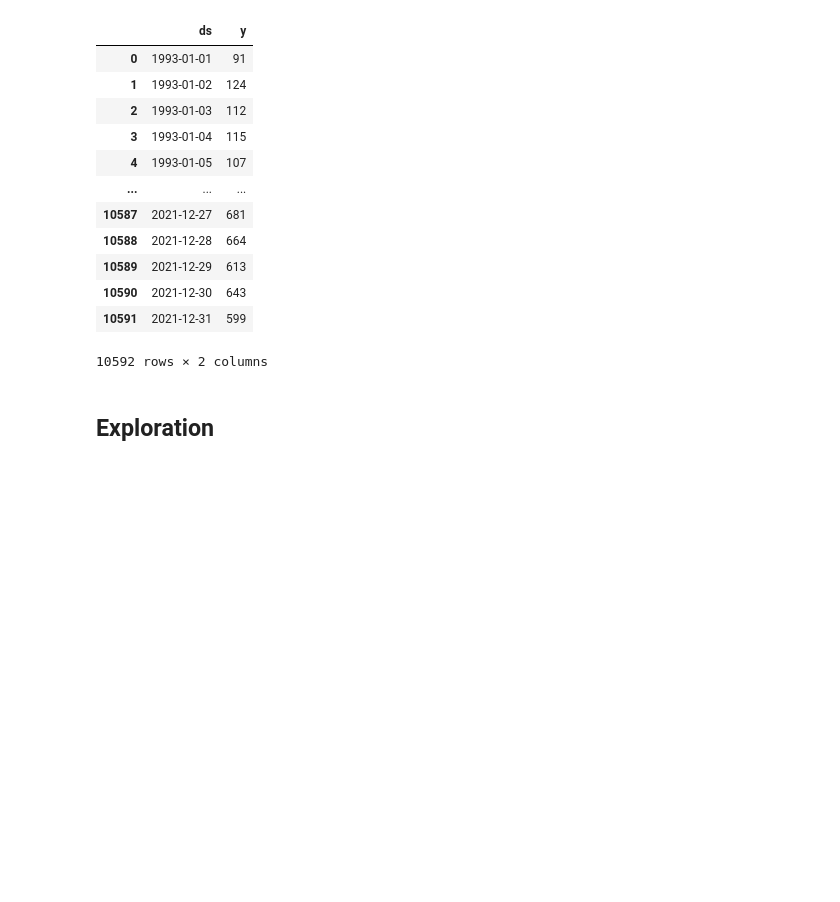
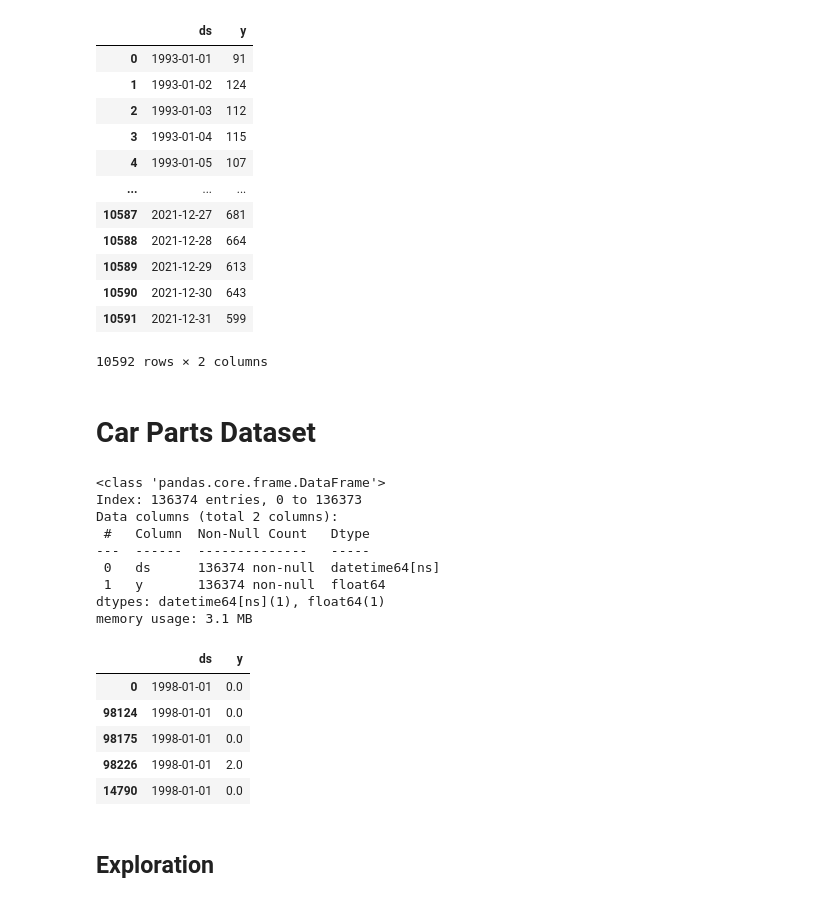
Before and after one commit to rafabarros95/Time-Series-Forecasting, a Jupyter notebook: datagetter.ipynb, the cells around one changed output. Saved outputs shown, nothing was run; the diff lists cells and outputs as text; code cells hidden in the pictures; blank space fills up the shorter version.

```diff
--- a/datagetter.ipynb
+++ b/datagetter.ipynb
@@ -107,6 +107,40 @@ memory usage: 165.6 KB
 | 10590 | 2021-12-30 | 643 |
 | 10591 | 2021-12-31 | 599 |
 10592 rows × 2 columns
+# %% [markdown]
+# Car Parts Dataset
+# %%
+# Load the car parts TSF dataset
+car_parts_dataset = load_dataset(dataset_path + dataset_names[4])
+# Unpack as DataFrame, flatten multiindex if present
+car_parts_df = car_parts_dataset[0]['series_value'].reset_index()
+# If there’s a 'state' or similar, filter here (else skip)
+# car_parts_df = car_parts_df[car_parts_df['state'] == 'YOUR_FILTER']  # Only if relevant
+
+# Rename columns
+car_parts_df = car_parts_df.rename(columns={'series_value': 'y', 'timestamp': 'ds'})
+car_parts_df = car_parts_df[['ds', 'y']]
+car_parts_df['ds'] = pd.to_datetime(car_parts_df['ds'])
+car_parts_df = car_parts_df.sort_values('ds')
+
+car_parts_df.info()
+car_parts_df.head()
+# %% [output]
+<class 'pandas.core.frame.DataFrame'>
+Index: 136374 entries, 0 to 136373
+Data columns (total 2 columns):
+ #   Column  Non-Null Count   Dtype
+---  ------  --------------   -----
+ 0   ds      136374 non-null  datetime64[ns]
+ 1   y       136374 non-null  float64
+dtypes: datetime64[ns](1), float64(1)
+memory usage: 3.1 MB
+|  | ds | y |
+| 0 | 1998-01-01 | 0.0 |
+| 98124 | 1998-01-01 | 0.0 |
+| 98175 | 1998-01-01 | 0.0 |
+| 98226 | 1998-01-01 | 2.0 |
+| 14790 | 1998-01-01 | 0.0 |
 # %% [markdown]
 ## Exploration
 # %%
```
Also changed, not shown: parts of 2 cells of this notebook.
